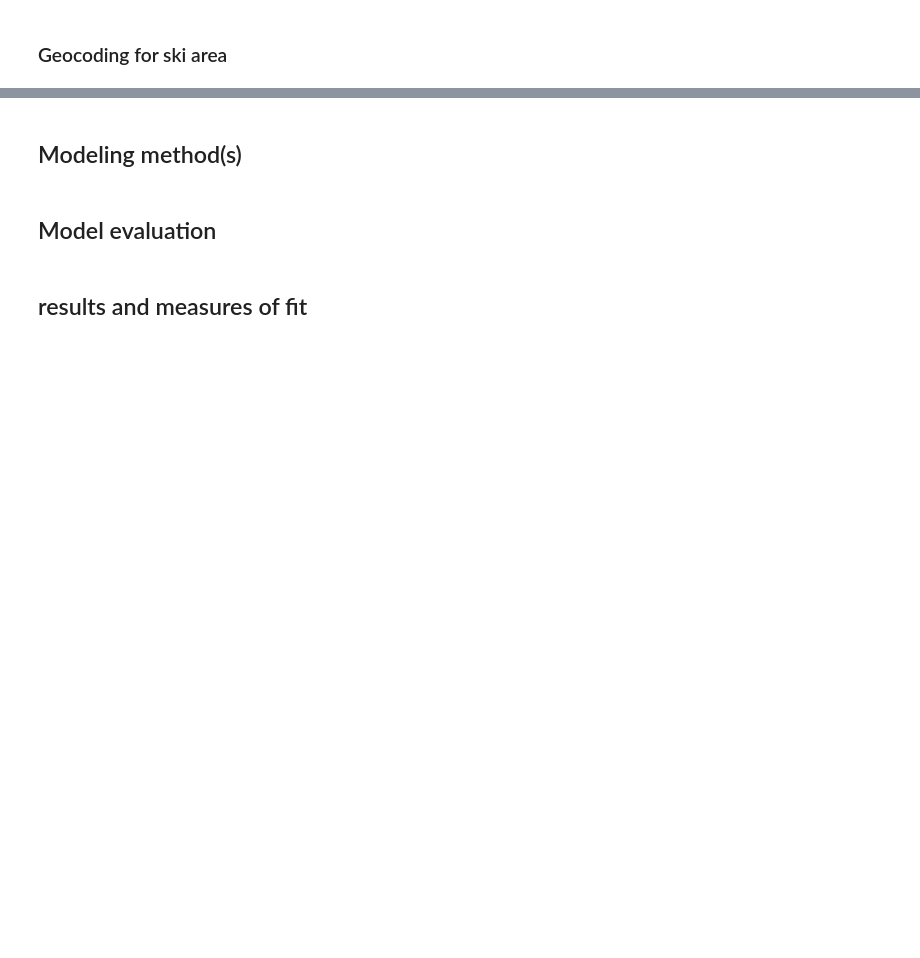
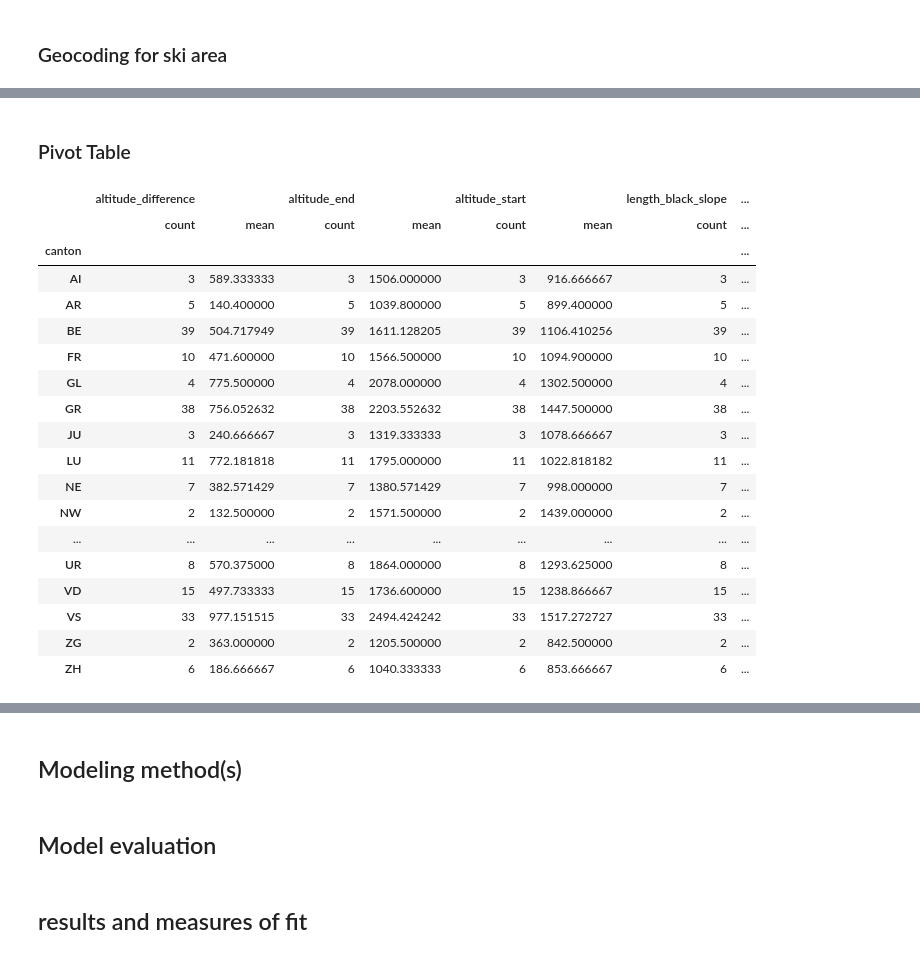
Before and after one commit to kuehnviv/arm_project, a Jupyter notebook: projekt_notebook.ipynb, the cells around one changed output, grey strips where cells are left out. Cells and saved outputs as stored; diff of their text form; code cells hidden in the pictures; blank space fills up the shorter version.

```diff
--- a/projekt_notebook.ipynb
+++ b/projekt_notebook.ipynb
@@ -298,0 +366,47 @@ Verbindung erfolgreich hergestellt!
+# %% [markdown]
+### Pivot Table
+# %%
+# Using pivot_table to reshape the data and calculate means
+pd.pivot_table(df[['length_total_slope',
+                   'length_blue_slope',
+                   'length_red_slope',
+                   'length_black_slope',
+                   'altitude_difference',
+                   'altitude_start',
+                   'altitude_end',
+                   'number_of_ski_lifts',
+                   'price_day_pass_chf',
+                   'price_day_pass_euro',
+                   'canton']],
+               index=['canton'],
+               values=['length_total_slope',
+                       'length_blue_slope',
+                       'length_red_slope',
+                       'length_black_slope',
+                       'altitude_difference',
+                       'altitude_start',
+                       'altitude_end',
+                       'number_of_ski_lifts',
+                       'price_day_pass_chf',
+                       'price_day_pass_euro'],
+               aggfunc=(np.mean, 'count'))
+# %% [output]
+|  | altitude_difference |  | altitude_end |  | altitude_start |  | length_black_slope | ... |
+|  | count | mean | count | mean | count | mean | count | ... |
+| canton |  |  |  |  |  |  |  | ... |
+| AI | 3 | 589.333333 | 3 | 1506.000000 | 3 | 916.666667 | 3 | ... |
+| AR | 5 | 140.400000 | 5 | 1039.800000 | 5 | 899.400000 | 5 | ... |
+| BE | 39 | 504.717949 | 39 | 1611.128205 | 39 | 1106.410256 | 39 | ... |
+| FR | 10 | 471.600000 | 10 | 1566.500000 | 10 | 1094.900000 | 10 | ... |
+| GL | 4 | 775.500000 | 4 | 2078.000000 | 4 | 1302.500000 | 4 | ... |
+| GR | 38 | 756.052632 | 38 | 2203.552632 | 38 | 1447.500000 | 38 | ... |
+| JU | 3 | 240.666667 | 3 | 1319.333333 | 3 | 1078.666667 | 3 | ... |
+| LU | 11 | 772.181818 | 11 | 1795.000000 | 11 | 1022.818182 | 11 | ... |
+| NE | 7 | 382.571429 | 7 | 1380.571429 | 7 | 998.000000 | 7 | ... |
+| NW | 2 | 132.500000 | 2 | 1571.500000 | 2 | 1439.000000 | 2 | ... |
+| ... | ... | ... | ... | ... | ... | ... | ... | ... |
+| UR | 8 | 570.375000 | 8 | 1864.000000 | 8 | 1293.625000 | 8 | ... |
+| VD | 15 | 497.733333 | 15 | 1736.600000 | 15 | 1238.866667 | 15 | ... |
+| VS | 33 | 977.151515 | 33 | 2494.424242 | 33 | 1517.272727 | 33 | ... |
+| ZG | 2 | 363.000000 | 2 | 1205.500000 | 2 | 842.500000 | 2 | ... |
+| ZH | 6 | 186.666667 | 6 | 1040.333333 | 6 | 853.666667 | 6 | ... |
```
Also changed, not shown: parts of 19 cells of this notebook, 1 other file.
